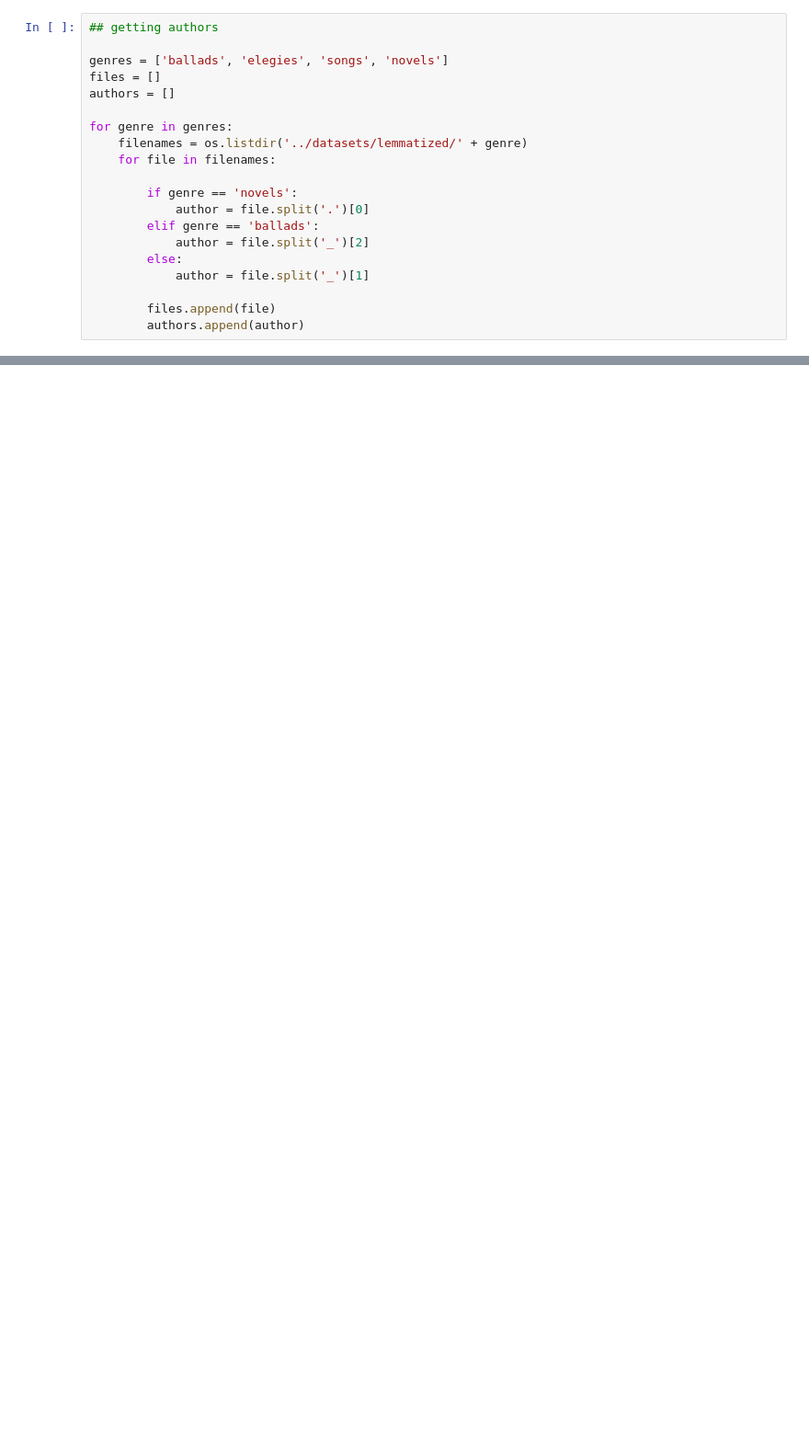
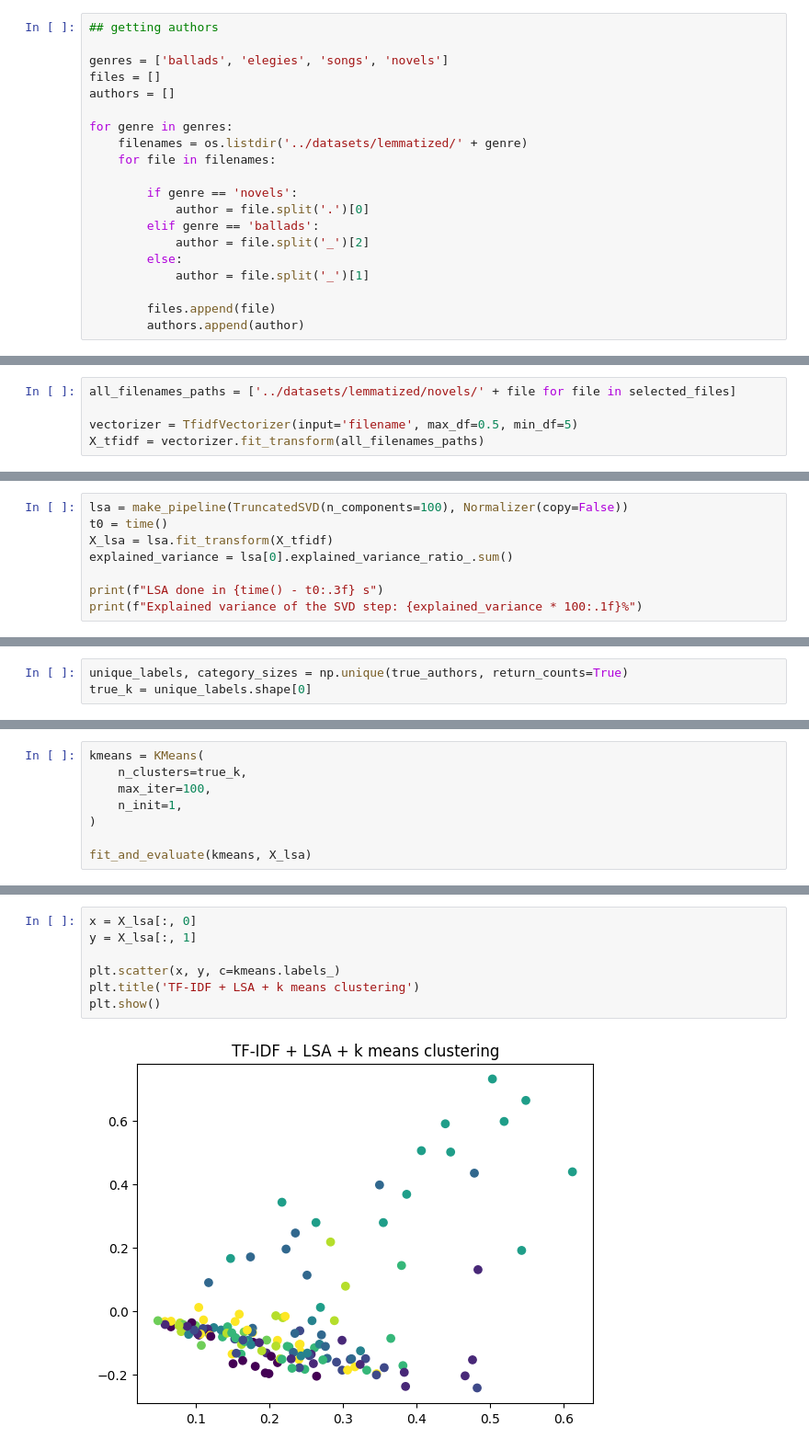
Before and after one commit to vpozdnyakov/literary_genre_identifier, a Jupyter notebook: notebooks/tfidf.ipynb, the cells around one changed output, grey strips where cells are left out. Shown at 92% size. Drawn from its saved outputs; the diff is of its cells as text; blank space fills up the shorter version.

```diff
--- a/notebooks/tfidf.ipynb
+++ b/notebooks/tfidf.ipynb
@@ -286,0 +310,5 @@ Counter(authors).most_common(10)
+# %%
+all_filenames_paths = ['../datasets/lemmatized/novels/' + file for file in selected_files]
+
+vectorizer = TfidfVectorizer(input='filename', max_df=0.5, min_df=5)
+X_tfidf = vectorizer.fit_transform(all_filenames_paths)
@@ -286,0 +319,8 @@ Counter(authors).most_common(10)
+# %%
+lsa = make_pipeline(TruncatedSVD(n_components=100), Normalizer(copy=False))
+t0 = time()
+X_lsa = lsa.fit_transform(X_tfidf)
+explained_variance = lsa[0].explained_variance_ratio_.sum()
+
+print(f"LSA done in {time() - t0:.3f} s")
+print(f"Explained variance of the SVD step: {explained_variance * 100:.1f}%")
@@ -286,0 +330,3 @@ Counter(authors).most_common(10)
+# %%
+unique_labels, category_sizes = np.unique(true_authors, return_counts=True)
+true_k = unique_labels.shape[0]
@@ -286,0 +386,8 @@ Counter(authors).most_common(10)
+# %%
+kmeans = KMeans(
+    n_clusters=true_k,
+    max_iter=100,
+    n_init=1,
+)
+
+fit_and_evaluate(kmeans, X_lsa)
@@ -286,0 +401,9 @@ Counter(authors).most_common(10)
+# %%
+x = X_lsa[:, 0]
+y = X_lsa[:, 1]
+
+plt.scatter(x, y, c=kmeans.labels_)
+plt.title('TF-IDF + LSA + k means clustering')
+plt.show()
+# %% [output]
+[figure, added]
```
Also changed, not shown: parts of 27 cells of this notebook.
